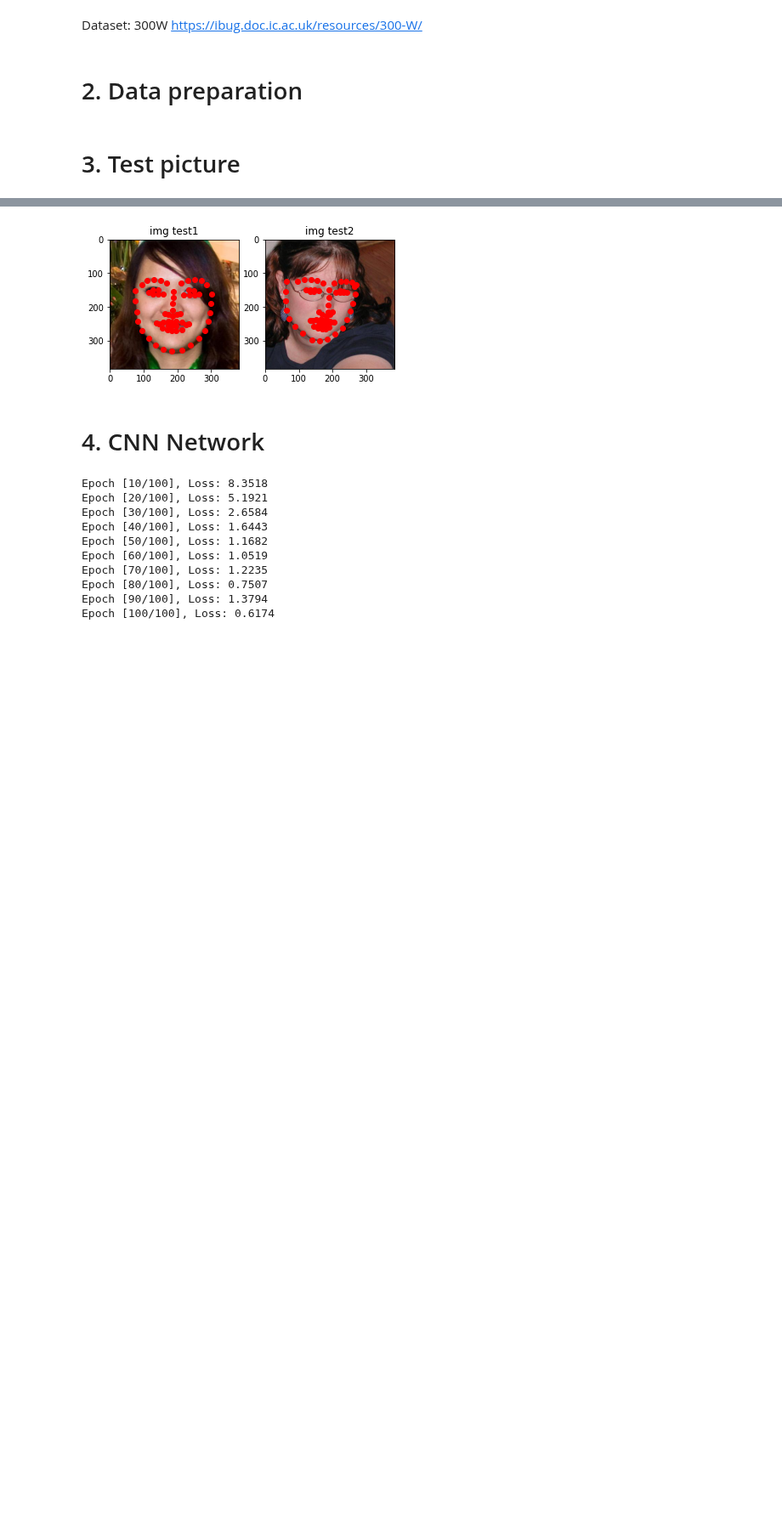
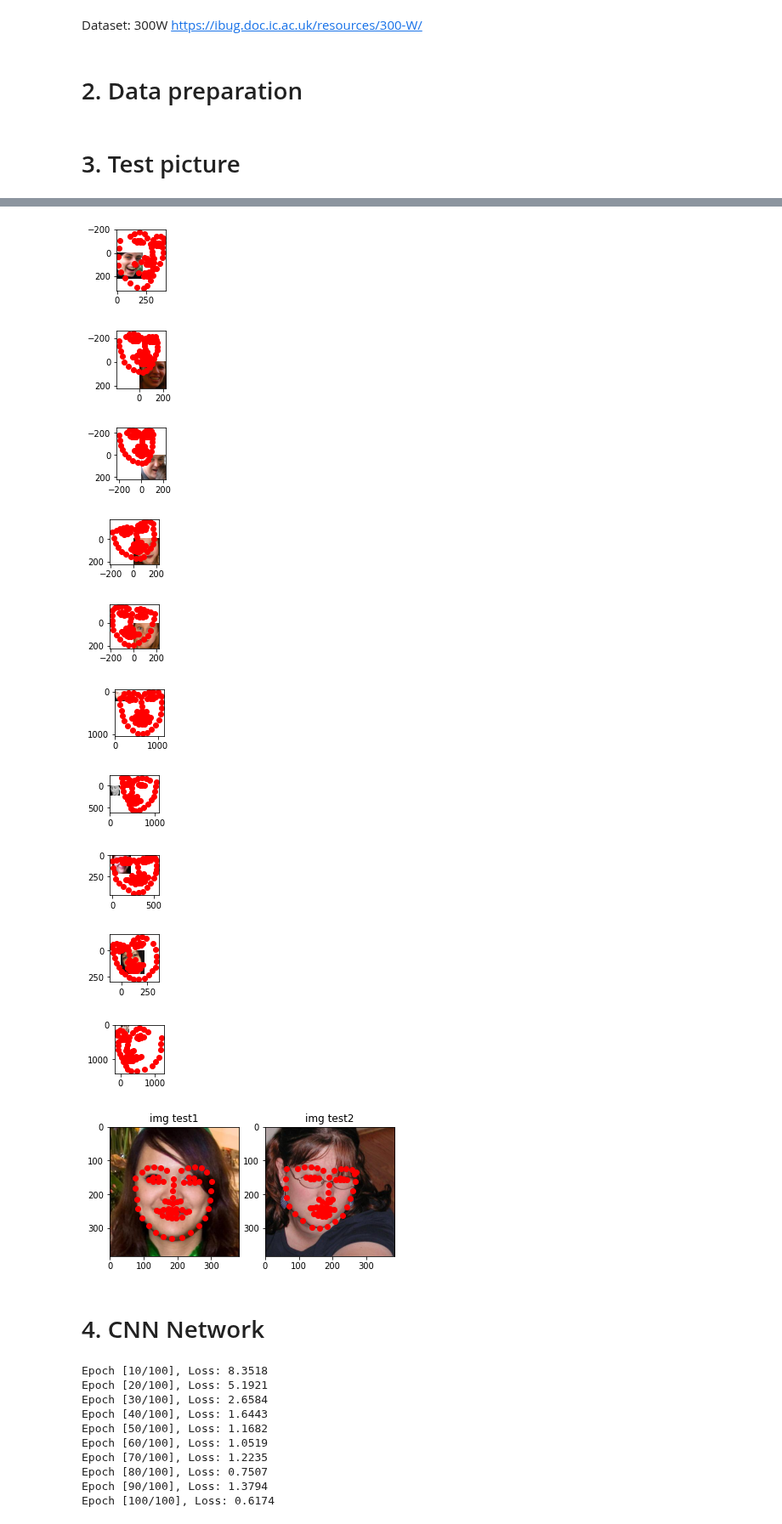
Before and after one commit to Pengchengzhi/Face-Alignment-DRF, a Jupyter notebook: main.ipynb, the cells around one changed output, grey strips where cells are left out. Shown at 85% size. Saved outputs shown, nothing was run; the diff lists cells and outputs as text; code cells hidden in the pictures; blank space fills up the shorter version.

```diff
--- a/main.ipynb
+++ b/main.ipynb
@@ -64 +73,34 @@ def load_annotations(directory):
+# %%
+i=0
+for key in htrain_pts.keys():
+  if i==10:
+    break
+
+  path_crop_pic = os.path.join("datasets/cropped_helen/trainset", key + '.jpg')
+
+  crop_pic = cv2.imread(path_crop_pic)
+  crop_pic = cv2.cvtColor(crop_pic, cv2.COLOR_BGR2RGB)
+
+  crop_x = [htrain_pts[key][i][0]-500 for i in range(68)]
+  crop_y = [htrain_pts[key][i][1]-500 for i in range(68)]
+
+  plt.subplot(2,5,i+1)
+  plt.imshow(Image.fromarray(crop_pic))
+  plt.scatter(crop_x,crop_y,color='r')
+  #plt.title('Cropped Img')
+  plt.show()
+
+
+  i+=1
+# %% [output]
+[figure, added]
+[figure, added]
+[figure, added]
+[figure, added]
+[figure, added]
+[figure, added]
+[figure, added]
+[figure, added]
+[figure, added]
+[figure, added]
 # %%
```
Also changed, not shown: parts of 10 cells of this notebook.
